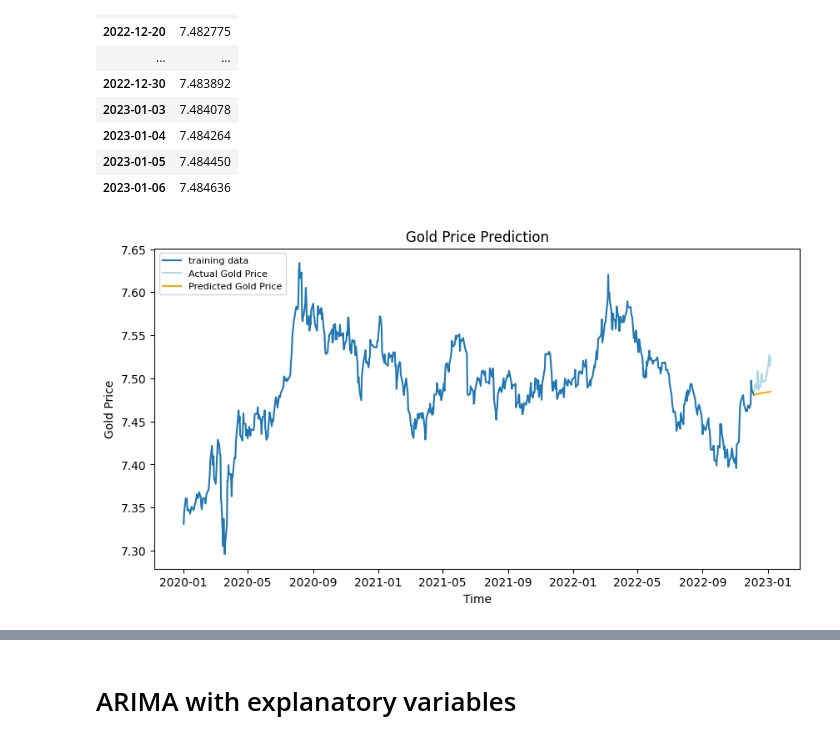
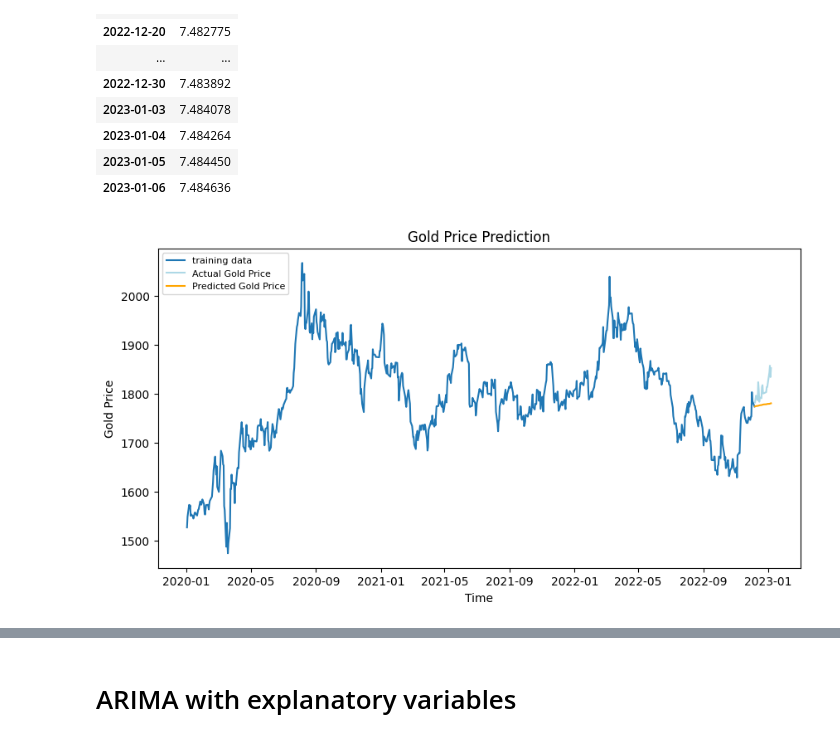
Before and after one commit to maxbranting/gold-forecast, a Jupyter notebook: Models/Price/ARIMA.ipynb, the cells around one changed output, grey strips where cells are left out. Drawn from its saved outputs; the diff is of its cells as text; code cells hidden in the pictures.

```diff
--- a/Models/Price/ARIMA.ipynb
+++ b/Models/Price/ARIMA.ipynb
@@ -182,26 +185,20 @@ plt.legend()
 # Using only gold price
 # %%
 gp_autoARIMA = auto_arima(y_train,
-                      start_p=1,
-                      start_q=1,
+                      start_p=0,
+                      start_q=0,
                       test='adf',       # use adftest to find optimal 'd'
-                      max_p=6,
-                      max_q=6,          # maximum p and q
                       m=7,             # frequency of series
                       d=None,           # let model determine 'd'
                       seasonal=False,   # No Seasonality
                       start_P=0,
-                      max_P=2,
-                      #max_D=2,
-                      max_Q=2,
-                      max_d=2,
-                      D=0,
                       trace=True,
                       error_action='ignore',
                       suppress_warnings=True,
                       stepwise=True,
-                      maxiter=200,
-                      scoring='mse')
+                      maxiter=500,
+                      scoring='mse',
+                      n_jobs=-1)
 print(gp_autoARIMA.summary())
 gp_autoARIMA.plot_diagnostics(figsize=(15,8))
 plt.show()
@@ -295,21 +292,25 @@ fc
 | 2023-01-04 | 7.484264 |
 | 2023-01-05 | 7.484450 |
 | 2023-01-06 | 7.484636 |
+# %%
+inv_ytr = np.exp(y_train)
+inv_yt = np.exp(y_test)
+inv_fc = np.exp(fc)
 # %%
 #fc_series = pd.Series(fc, index=test_data.index)
 #lower_series = pd.Series(conf[:, 0], index=test_data.index)
 #upper_series = pd.Series(conf[:, 1], index=test_data.index)
 # Plot
 plt.figure(figsize=(10,5), dpi=100)
-plt.plot(y_train[y_train.index > '2019-12-31'], label='training data')
-plt.plot(y_test, color = 'lightblue', label='Actual Gold Price')
-plt.plot(fc[0], color = 'orange',label='Predicted Gold Price')
+plt.plot(inv_ytr[inv_ytr.index > '2019-12-31'], label='training data')
+plt.plot(inv_yt, color = 'lightblue', label='Actual Gold Price')
+plt.plot(inv_fc[0], color = 'orange',label='Predicted Gold Price')
 #plt.fill_between(lower_series.index, lower_series, upper_series,
 #                 color='k', alpha=.10)
 plt.title('Gold Price Prediction')
 plt.xlabel('Time')
 plt.ylabel('Gold Price')
 plt.legend(loc='upper left', fontsize=8)
 plt.show()
 # %% [output]
-[figure, old version]
+[figure, new version]
```
Also changed, not shown: parts of 14 cells of this notebook, 1 other file.
